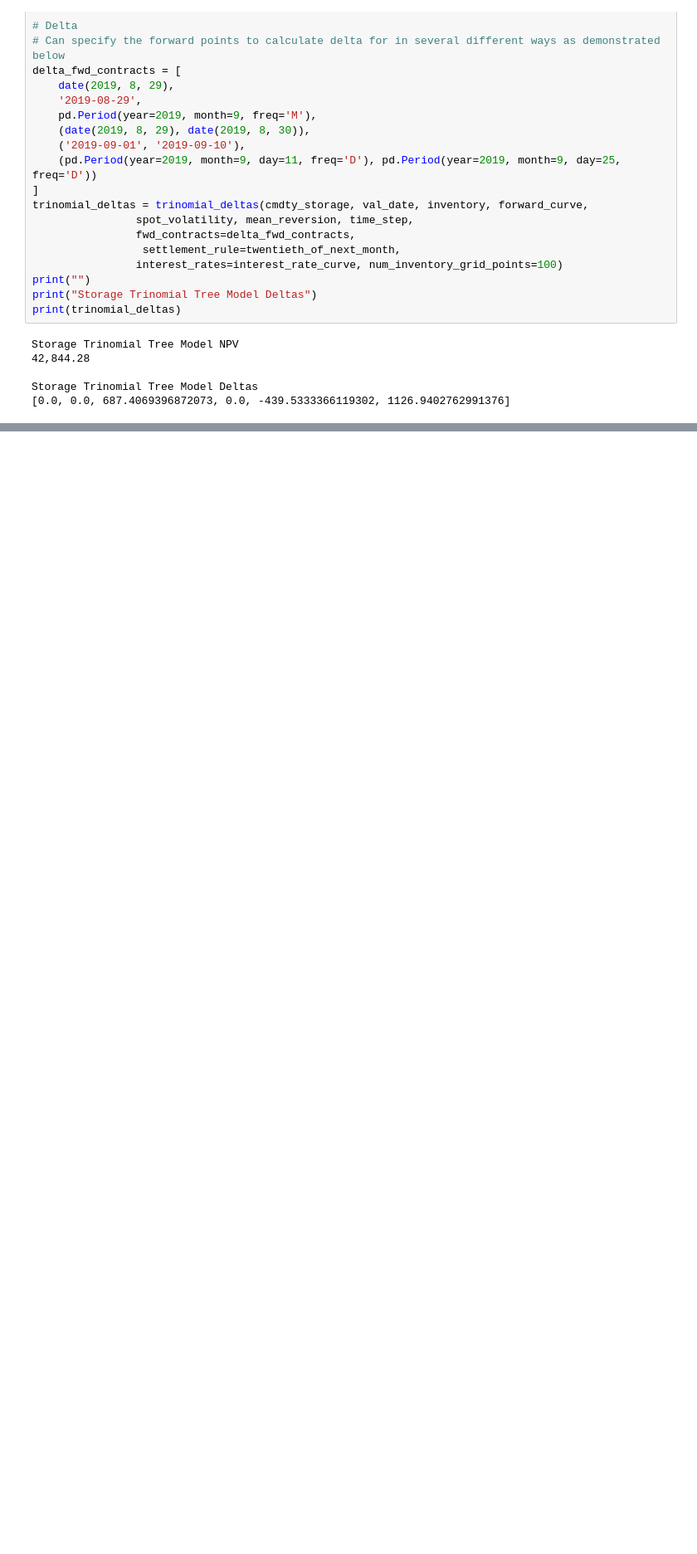
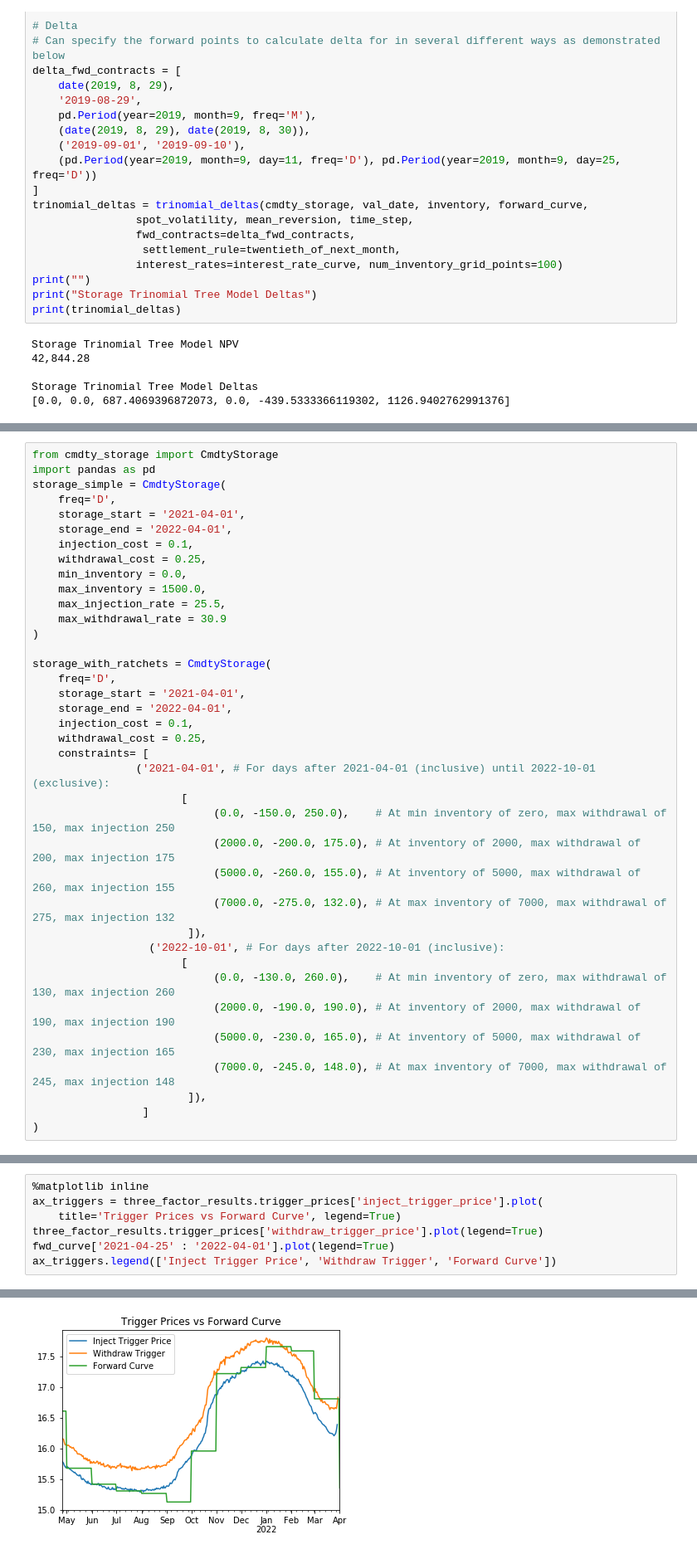
Before and after one commit to eliot-tabet/storage, a Jupyter notebook: samples/python/scratchpads/storage_scratchpad.ipynb, the cells around one changed output, grey strips where cells are left out. Shown at 83% size. Saved outputs shown, nothing was run; the diff lists cells and outputs as text; blank space fills up the shorter version.

```diff
--- a/samples/python/scratchpads/storage_scratchpad.ipynb
+++ b/samples/python/scratchpads/storage_scratchpad.ipynb
@@ -151,0 +131,38 @@ Parameter name: period
+# %%
+from cmdty_storage import CmdtyStorage
+import pandas as pd
+storage_simple = CmdtyStorage(
+    freq='D',
+    storage_start = '2021-04-01',
+    storage_end = '2022-04-01',
+    injection_cost = 0.1,
+    withdrawal_cost = 0.25,
+    min_inventory = 0.0,
+    max_inventory = 1500.0,
+    max_injection_rate = 25.5,
+    max_withdrawal_rate = 30.9
+)
+
+storage_with_ratchets = CmdtyStorage(
+    freq='D',
+    storage_start = '2021-04-01',
+    storage_end = '2022-04-01',
+    injection_cost = 0.1,
+    withdrawal_cost = 0.25,
+    constraints= [
+                ('2021-04-01', # For days after 2021-04-01 (inclusive) until 2022-10-01 (exclusive):
+                       [
+                            (0.0, -150.0, 250.0),    # At min inventory of zero, max withdrawal of 150, max injection 250
+                            (2000.0, -200.0, 175.0), # At inventory of 2000, max withdrawal of 200, max injection 175
+                            (5000.0, -260.0, 155.0), # At inventory of 5000, max withdrawal of 260, max injection 155
+                            (7000.0, -275.0, 132.0), # At max inventory of 7000, max withdrawal of 275, max injection 132
+                        ]),
+                  ('2022-10-01', # For days after 2022-10-01 (inclusive):
+                       [
+                            (0.0, -130.0, 260.0),    # At min inventory of zero, max withdrawal of 130, max injection 260
+                            (2000.0, -190.0, 190.0), # At inventory of 2000, max withdrawal of 190, max injection 190
+                            (5000.0, -230.0, 165.0), # At inventory of 5000, max withdrawal of 230, max injection 165
+                            (7000.0, -245.0, 148.0), # At max inventory of 7000, max withdrawal of 245, max injection 148
+                        ]),
+                 ]
+)
@@ -151,0 +228,8 @@ Parameter name: period
+# %%
+%matplotlib inline
+ax_triggers = three_factor_results.trigger_prices['inject_trigger_price'].plot(
+    title='Trigger Prices vs Forward Curve', legend=True)
+three_factor_results.trigger_prices['withdraw_trigger_price'].plot(legend=True)
+fwd_curve['2021-04-25' : '2022-04-01'].plot(legend=True)
+ax_triggers.legend(['Inject Trigger Price', 'Withdraw Trigger', 'Forward Curve'])
+# %% [output]
@@ -151,0 +237 @@ Parameter name: period
+[figure, added]
```
Also changed, not shown: parts of 9 cells of this notebook.
